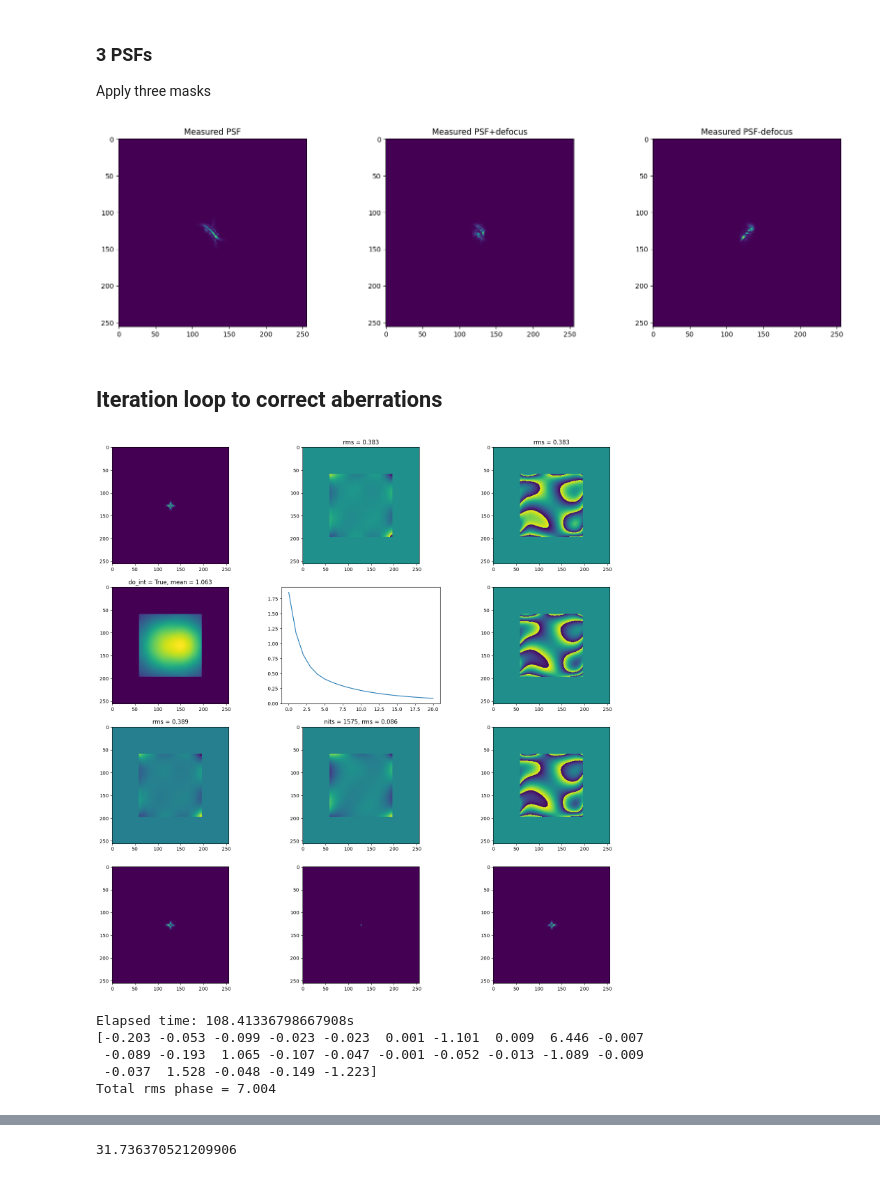
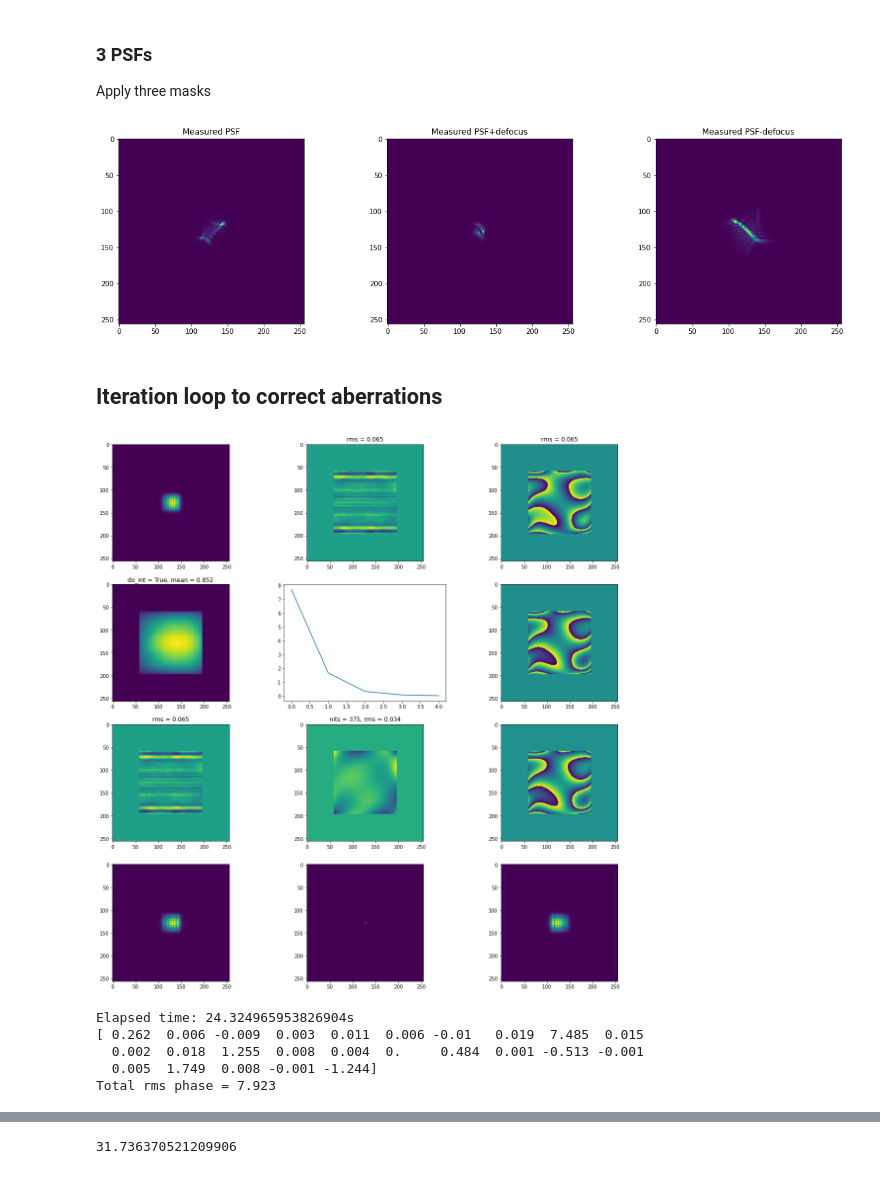
Before and after one commit to imperial-photonics/HexSimInstrument, a Jupyter notebook: R11SLM_correction_simulation_Chebyshev.ipynb, the cells around one changed output, grey strips where cells are left out. Cells and saved outputs as stored; diff of their text form; code cells hidden in the pictures.

```diff
--- a/R11SLM_correction_simulation_Chebyshev.ipynb
+++ b/R11SLM_correction_simulation_Chebyshev.ipynb
@@ -64,10 +64,11 @@ x, y = xp.meshgrid(xp.linspace(-N / d_p, N / d_p, N), xp.linspace(-N / d_p, N /
 xr = xp.abs(x) < 1
 yr = xp.abs(y) < 1
 circ = xr * yr
+wt = 1 / xp.sqrt(1 - (x * circ) ** 2) / xp.sqrt(1 - (y * circ) ** 2) * circ
+r = xp.sqrt(x ** 2 + y ** 2)
 g = xp.exp(-r ** 2 / 2 / (0.5 ** 2))  # weight the target PSF towards the centre
 G = xp.zeros((int(N), int(N)))
 G = g
-normval = xp.sum(circ)
 
 n_c = 5
 ch = xp.zeros((n_c, n_c, N, N))
@@ -116,7 +135,6 @@ diff = (ri-piston) * circ
 rms = xp.sqrt(xp.sum(diff ** 2) / sumc)
 
 plt.figure(101)
-hlx = theta * circ  # helical wavefront
 if xp == cp:
     plt.imshow(xp.angle(xp.exp(1j*ri2)).get())
 else:
@@ -124,8 +142,8 @@ else:
 plt.title('Starting phase')
 
 plt.figure(102)
-defocus = 5 * ch[2, 2]
-bias = [5 * ch[2, 2], 0 * ch[2, 2], -5 * ch[2, 2]]
+defocus = 5 * (ch[0, 2] + ch[2, 0])
+bias = [10 * (ch[0, 2] + ch[2, 0]), 0 * ch[2, 2], -10 * (ch[0, 2] + ch[2, 0])]
 if xp == cp:
     plt.imshow(defocus.get())
 else:
@@ -161,7 +179,7 @@ for i in range(3):
         plt.imshow(ps)
     psfi[i] = p1i_n + 0j
 # %% [output]
-[figure, old version]
+[figure, new version]
 # %% [markdown]
 
 ## Iteration loop to correct aberrations
@@ -171,6 +189,8 @@ Q = circ * xp.exp(1j * ri2)
 rms_plot = []
 c_a_p = xp.reshape(ch, (n_c ** 2, N, N)) # Chebyshev aberration for phase
 c_a_i = c_a_p[:16]  # Chebyshev aberration for intensity
+normval_p = 1 / oe.contract('ijk, ijk, jk -> i', c_a_p, c_a_p, wt)
+normval_i = 1 / oe.contract('ijk, ijk, jk -> i', c_a_i, c_a_i, wt)
 cuml_z = xp.zeros(len(c_a_p))
 # %%
 show_ani = True
@@ -231,7 +251,7 @@ while nits < n * 30 + 1:
     # Constrain intensity in pupil to have slowly varying values by fitting to Zernike polynomials, up to radial order
     # 4 to help with gaussian illumination
     if do_int:
-        z_i = oe.contract('ijk, jk -> i', c_a_i, xp.abs(Q)) / normval
+        z_i = oe.contract('ijk, jk, jk, i -> i', c_a_i, xp.abs(Q), wt, normval_i)
         Qb = oe.contract('ijk, i -> jk', c_a_i, z_i)
     else:  # Set the amplitude to a uniform pupil if the phase is still changing a lot
         if last_rms < 2 * np.pi:
@@ -262,7 +282,7 @@ while nits < n * 30 + 1:
         show_animation(6, Qc, f'rms = {rms_d:.3f}')
 
         # Constrain phase in pupil to have slowly varying values by fitting to Zernike
-        diff_z = oe.contract('ijk, jk -> i', c_a_p, Qc) / normval
+        diff_z = oe.contract('ijk, jk, jk, i -> i', c_a_p, Qc, wt, normval_p)
 
         diff = oe.contract('ijk,i->jk', c_a_p, diff_z)
         #subtract the fitted phase from our current pupil guess
@@ -282,36 +302,36 @@ while nits < n * 30 + 1:
             axes[4].plot(rms_plot)
 
         # calculate the cummulative zernike mode values and reconstruct the cummulative phase
         cuml_z += diff_z
         cuml_phase = oe.contract('ijk,i->jk', c_a_p, cuml_z)
         show_animation(8, xp.angle(xp.exp(1j * cuml_phase)))
 
         # Recalculate the psfs
         new_masks = [ri - cuml_phase + bias[0], ri - cuml_phase + bias[1], ri - cuml_phase + bias[2]]
 
         for i in range(3):
             p1 = xp.fft.fftshift(xp.fft.fft2(ampl * xp.exp(1j * new_masks[i])))
             p1i = abs(p1) ** 2 / xp.sum(abs(p1) ** 2) * nphot + bg
             p1i_n = (xp.random.poisson(p1i) - bg) * G
             ps = p1i_n
             show_animation(9+i,ps)
             psfi[i] = p1i_n + 0j
 
         # Stop if rms is small enough for two consecutive iterations
         if rms_dz < 0.1 and last_rms < 0.1:
             break
         else:
             last_rms = rms_dz
     nits = nits + 1
 
 print(f'Elapsed time: {time.time() - t0}s')
 with np.printoptions(precision=3, suppress=True):
     print(cuml_z)
 print(f'Total rms phase = {xp.linalg.norm(cuml_z):.3f}')
 # %% [output]
-[figure, old version]
+[figure, new version]
-Elapsed time: 108.41336798667908s
-[-0.203 -0.053 -0.099 -0.023 -0.023  0.001 -1.101  0.009  6.446 -0.007
- -0.089 -0.193  1.065 -0.107 -0.047 -0.001 -0.052 -0.013 -1.089 -0.009
- -0.037  1.528 -0.048 -0.149 -1.223]
-Total rms phase = 7.004
+Elapsed time: 24.324965953826904s
+[ 0.262  0.006 -0.009  0.003  0.011  0.006 -0.01   0.019  7.485  0.015
+  0.002  0.018  1.255  0.008  0.004  0.     0.484  0.001 -0.513 -0.001
+  0.005  1.749  0.008 -0.001 -1.244]
+Total rms phase = 7.923
```
Also changed, not shown: parts of 10 cells of this notebook.
